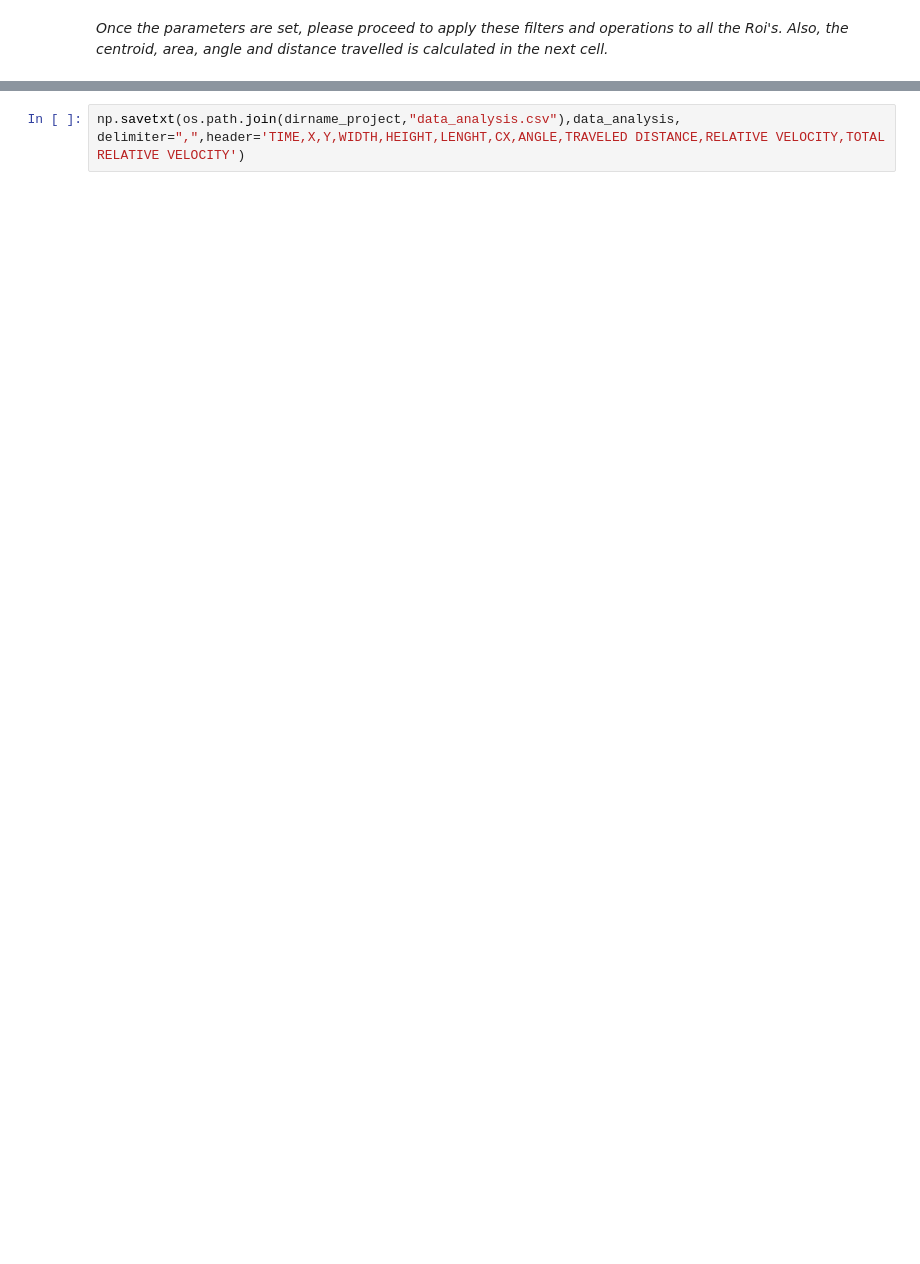
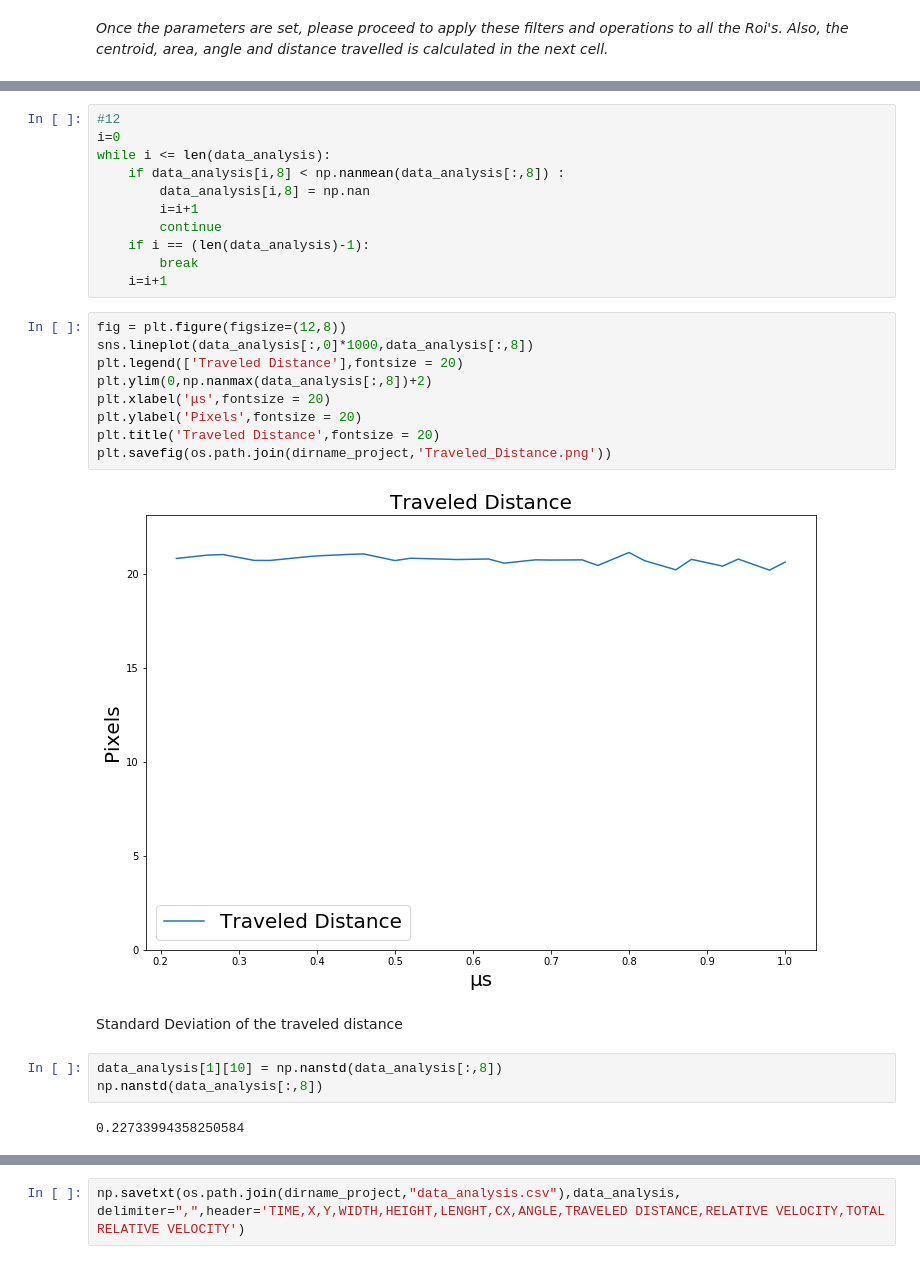
Before and after one commit to reyesyan/Ballistic_Experiment_Analysis, a Jupyter notebook: Project.ipynb, the cells around one changed output, grey strips where cells are left out. Drawn from its saved outputs; the diff is of its cells as text; blank space fills up the shorter version.

```diff
--- a/Project.ipynb
+++ b/Project.ipynb
@@ -708,0 +767,29 @@ bullet_length=.02863
+# %%
+#12
+i=0
+while i <= len(data_analysis):
+    if data_analysis[i,8] < np.nanmean(data_analysis[:,8]) :
+        data_analysis[i,8] = np.nan
+        i=i+1
+        continue
+    if i == (len(data_analysis)-1):
+        break
+    i=i+1
+# %%
+fig = plt.figure(figsize=(12,8))
+sns.lineplot(data_analysis[:,0]*1000,data_analysis[:,8])
+plt.legend(['Traveled Distance'],fontsize = 20)
+plt.ylim(0,np.nanmax(data_analysis[:,8])+2)
+plt.xlabel('μs',fontsize = 20)
+plt.ylabel('Pixels',fontsize = 20)
+plt.title('Traveled Distance',fontsize = 20)
+plt.savefig(os.path.join(dirname_project,'Traveled_Distance.png'))
+# %% [output]
+[figure, added]
+# %% [markdown]
+Standard Deviation of the traveled distance
+# %%
+data_analysis[1][10] = np.nanstd(data_analysis[:,8])
+np.nanstd(data_analysis[:,8])
+# %% [output]
+0.22733994358250584
```
Also changed, not shown: parts of 67 cells of this notebook.
